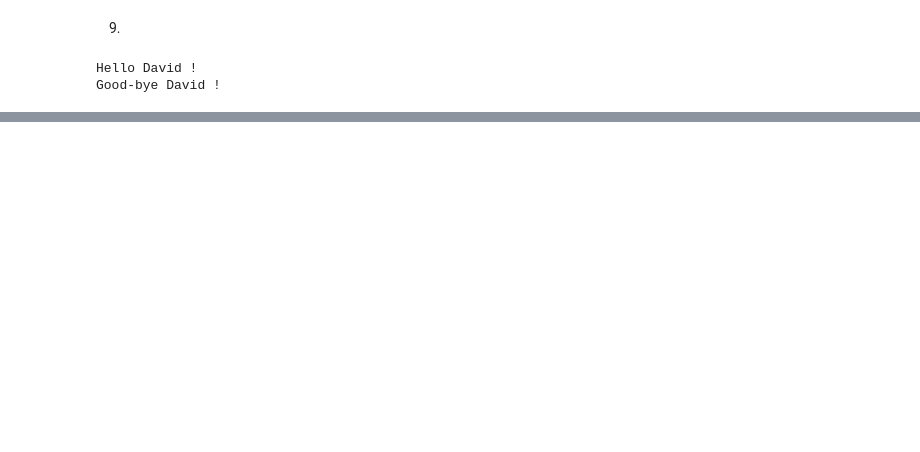
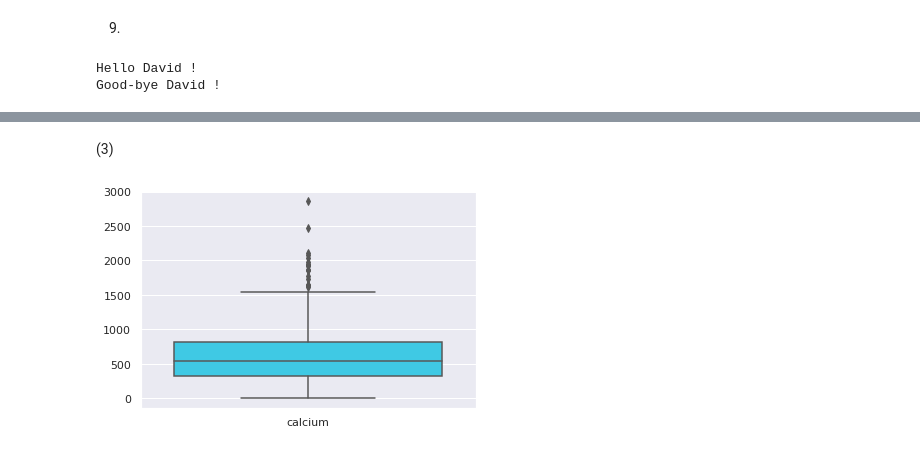
Before and after one commit to yk-Jeong/KNOU, a Jupyter notebook: 2022_2_파이썬과R_출석수업과제물.ipynb, the cells around one changed output, grey strips where cells are left out. Drawn from its saved outputs; the diff is of its cells as text; code cells hidden in the pictures; blank space fills up the shorter version.

```diff
--- a/2022_2_파이썬과R_출석수업과제물.ipynb
+++ b/2022_2_파이썬과R_출석수업과제물.ipynb
@@ -88,0 +94,3 @@ Good-bye David !
+# %%
+df = pd.read_csv('/content/nutrient2.csv')
+df=df.iloc[:, 1:]
@@ -88,0 +174,2 @@ Good-bye David !
+# %% [markdown]
+(3)
@@ -88,0 +179,7 @@ Good-bye David !
+# %%
+sns.set_theme(palette = 'cool')
+# %%
+sns.boxplot(data=df[['calcium']])
+plt.show()
+# %% [output]
+[figure, added]
```
Also changed, not shown: parts of 20 cells of this notebook.
